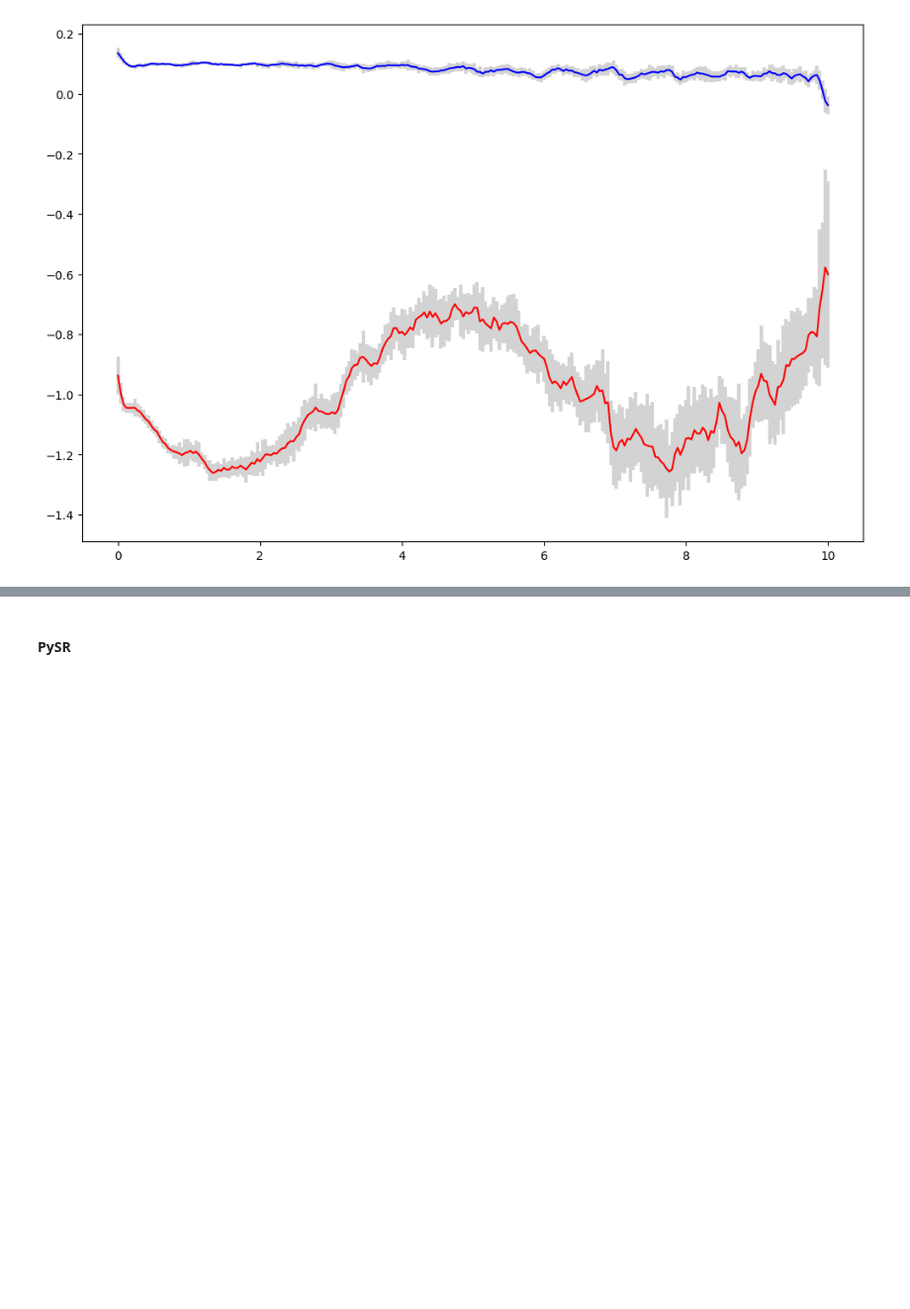
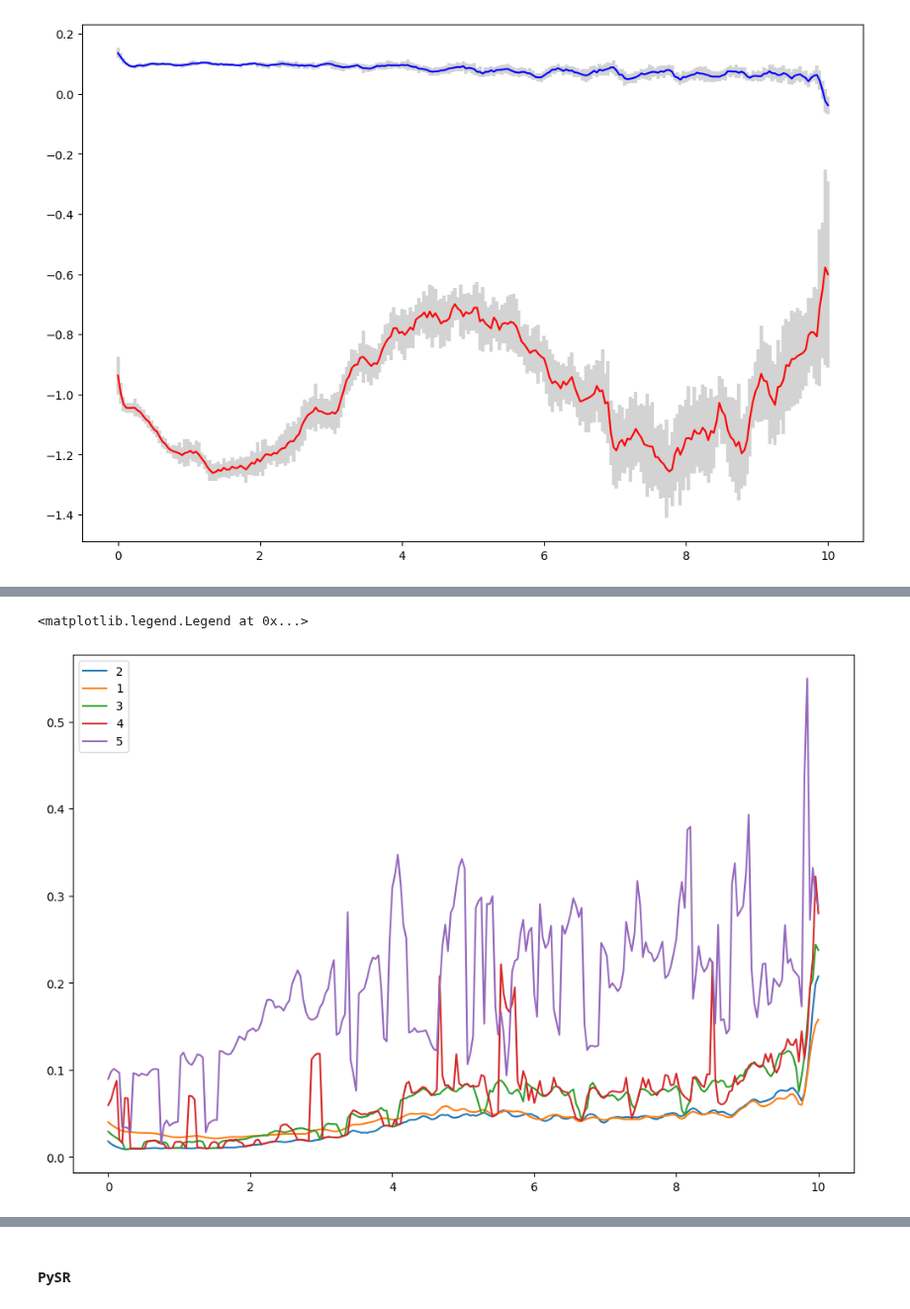
Before and after one commit to Pongpisit-Thanasutives/parametric-discovery, a Jupyter notebook: Parametric_Burgers-PySR.ipynb, the cells around one changed output, grey strips where cells are left out. Shown at 99% size. Cells and saved outputs as stored; diff of their text form; code cells hidden in the pictures; blank space fills up the shorter version.

```diff
--- a/Parametric_Burgers-PySR.ipynb
+++ b/Parametric_Burgers-PySR.ipynb
@@ -255,0 +282,7 @@ plt.errorbar(t, np.array(mean_coeffs[1])[:,1], yerr=2*np.array(std_coeffs[1])[:,
+# %%
+for i in np.argsort(ard_cvs)[:5]:
+    plt.plot(t, ard_uncerts[i], label=f'{str(i+1)}')
+plt.legend()
+# %% [output]
+<matplotlib.legend.Legend at 0x...>
+[figure, added]
```
Also changed, not shown: parts of 4 cells of this notebook.
